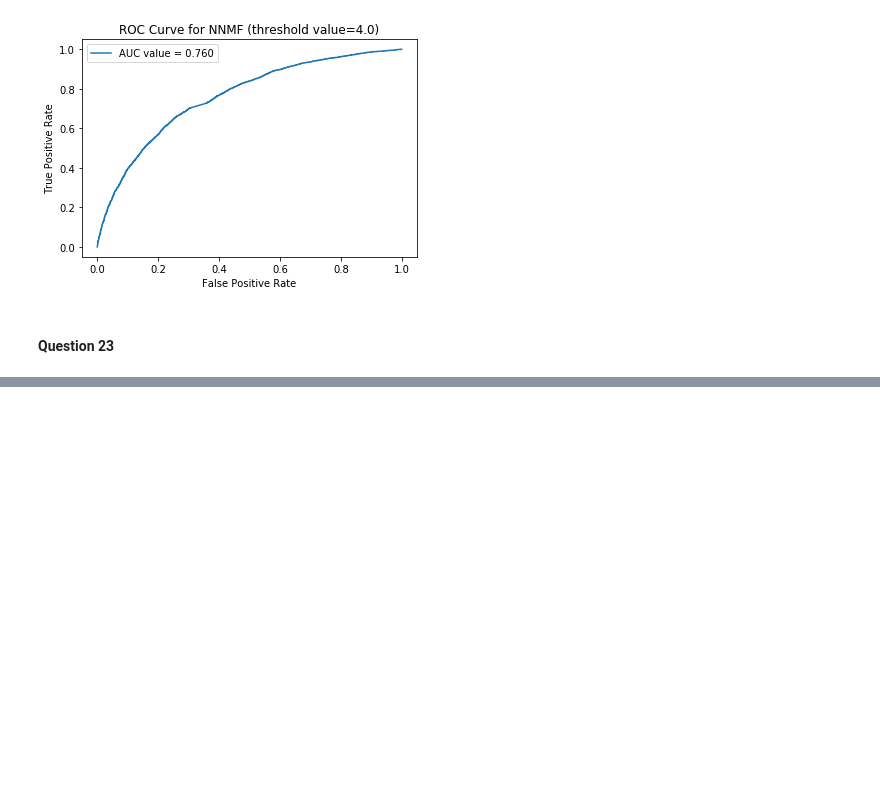
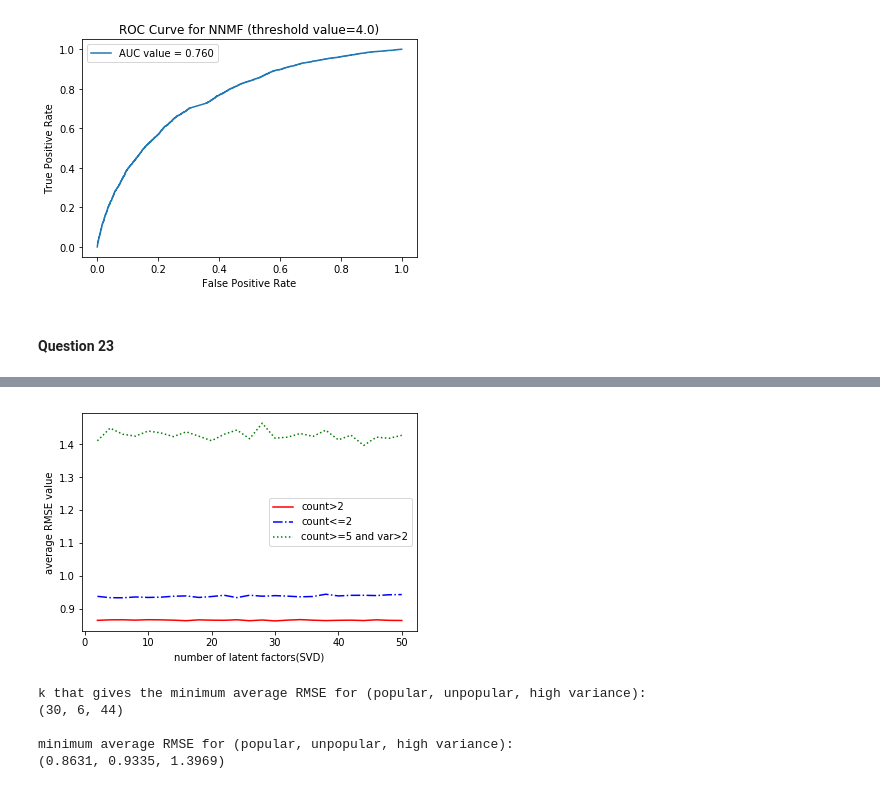
Before and after one commit to popo0293/EE219Project3, a Jupyter notebook: Project3.ipynb, the cells around one changed output, grey strips where cells are left out. Cells and saved outputs as stored; diff of their text form; code cells hidden in the pictures; blank space fills up the shorter version.

```diff
--- a/Project3.ipynb
+++ b/Project3.ipynb
@@ -543,0 +640,35 @@ algo = NMF(n_factors=k_q23)
+# %%
+rmse_pop_svd = []
+rmse_unpop_svd = []
+rmse_highvar_svd = []
+
+if GET_DATA_FROM_FILES and os.path.isfile("./rmse_pop_svd.pkl")\
+                    and os.path.isfile("./rmse_unpop_svd.pkl")\
+                    and os.path.isfile("./rmse_highvar_svd.pkl"):
+    logging.info("Loading rmse_pop_svd, rmse_unpop_svd and rmse_highvar_svd.")
+    rmse_pop_svd = pickle.load(open("./rmse_pop_svd.pkl", "rb"))
+    rmse_unpop_svd = pickle.load(open("./rmse_unpop_svd.pkl", "rb"))
+    rmse_highvar_svd = pickle.load(open("./rmse_highvar_svd.pkl", "rb"))
+else:
+    for k in k_svd:
+        rmse_temp_pop_svd = []
+        rmse_temp_unpop_svd = []
+        rmse_temp_highvar_svd = []
+        algo = SVD(n_factors=k, biased=True)
+        for trainset,testset in kf.split(data):
+            algo.fit(trainset)
+            predictions_pop_svd = algo.test(trim_popular(testset))
+            predictions_unpop_svd = algo.test(trim_unpopular(testset))
+            predictions_highvar_svd = algo.test(trim_highvar(testset))
+            rmse_temp_pop_svd.append(accuracy.rmse(predictions_pop_svd))
+            rmse_temp_unpop_svd.append(accuracy.rmse(predictions_unpop_svd))
+            rmse_temp_highvar_svd.append(accuracy.rmse(predictions_highvar_svd))
+        rmse_pop_svd.append(np.mean(rmse_temp_pop_svd))
+        rmse_unpop_svd.append(np.mean(rmse_temp_unpop_svd))
+        rmse_highvar_svd.append(np.mean(rmse_temp_highvar_svd))
+
+    pickle.dump(rmse_pop_svd, open("./rmse_pop_svd.pkl", "wb"))
+    pickle.dump(rmse_unpop_svd, open("./rmse_unpop_svd.pkl", "wb"))
+    pickle.dump(rmse_highvar_svd, open("./rmse_highvar_svd.pkl", "wb"))
+
+print(rmse_pop_svd[:5])
@@ -543,0 +693,27 @@ algo = NMF(n_factors=k_q23)
+# %%
+l1, = plt.plot(k_svd, rmse_pop_svd, 'r-', label='count>2')
+l2, = plt.plot(k_svd, rmse_unpop_svd, 'b-.', label='count<=2')
+l3, = plt.plot(k_svd, rmse_highvar_svd, 'g:', label='count>=5 and var>2')
+plt.xlabel('number of latent factors(SVD)')
+plt.ylabel('average RMSE value')
+plt.legend(handles=[l1, l2, l3])
+plt.show()
+# %% [output]
+[figure, added]
+# %%
+i_p = np.argsort(rmse_pop_svd)[0]
+i_up = np.argsort(rmse_unpop_svd)[0]
+i_hv = np.argsort(rmse_highvar_svd)[0]
+print ('k that gives the minimum average RMSE for (popular, unpopular, \
+high variance): \n(%d, %d, %d)\n' % (k_svd[i_p], k_svd[i_up], k_svd[i_hv]))
+
+print ('minimum average RMSE for (popular, unpopular, \
+high variance): \n(%.4f, %.4f, %.4f)\n' % (rmse_pop_svd[i_p], \
+                                          rmse_unpop_svd[i_up], \
+                                           rmse_highvar_svd[i_hv]))
+# %% [output]
+k that gives the minimum average RMSE for (popular, unpopular, high variance):
+(30, 6, 44)
+
+minimum average RMSE for (popular, unpopular, high variance):
+(0.8631, 0.9335, 1.3969)
```
Also changed, not shown: parts of 22 cells of this notebook, 6 other files.
